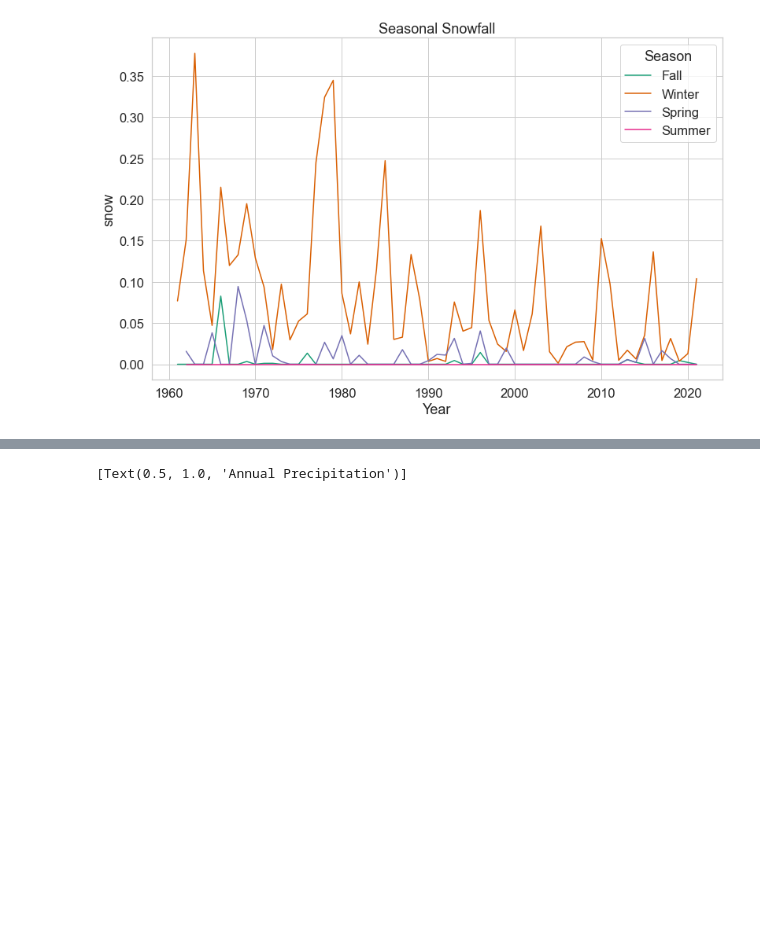
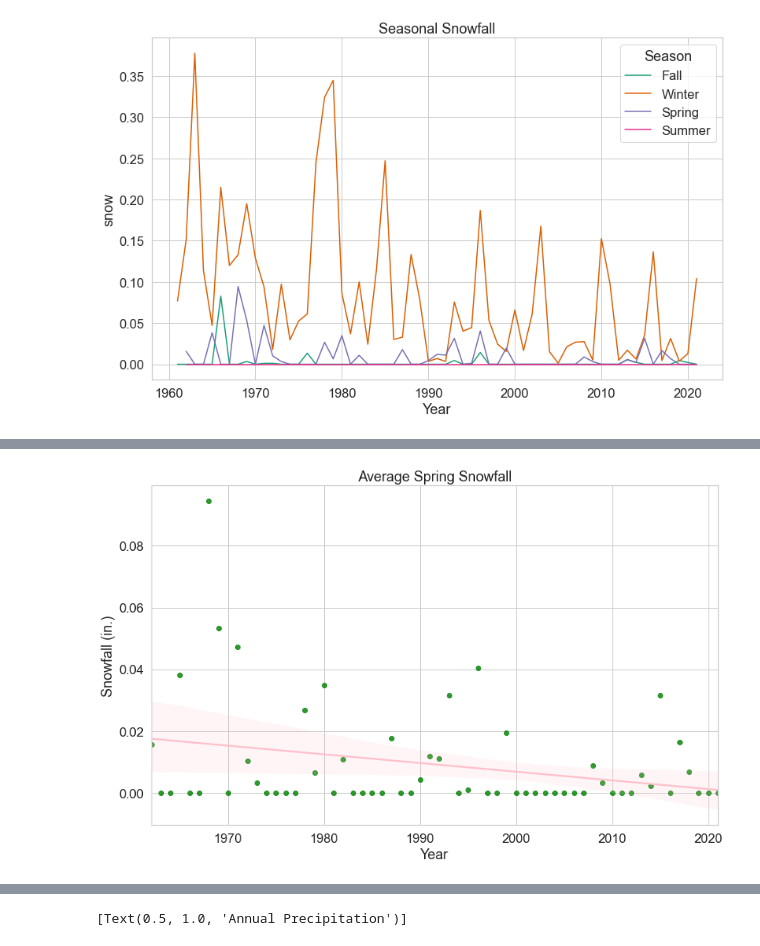
Before and after one commit to robertlanier/capstone, a Jupyter notebook: notebooks/tamu_srcc_eda.ipynb, the cells around one changed output, grey strips where cells are left out. Saved outputs shown, nothing was run; the diff lists cells and outputs as text; code cells hidden in the pictures; blank space fills up the shorter version.

```diff
--- a/notebooks/tamu_srcc_eda.ipynb
+++ b/notebooks/tamu_srcc_eda.ipynb
@@ -321,0 +254,14 @@ Text(0, 0.5, 'Temp °F')
+# %%
+# Spring
+sns.regplot(
+    x = 'Year',
+    y = 'snow',
+    data = annual_spring_df,
+    scatter_kws={'color': 'green'},
+    line_kws={'color': 'pink'}
+)
+plt.title('Average Spring Snowfall')
+plt.ylabel('Snowfall (in.)')
+plt.savefig('../data/avg_spr_snow.png')
+# %% [output]
+[figure, added]
```
Also changed, not shown: parts of 35 cells of this notebook.
